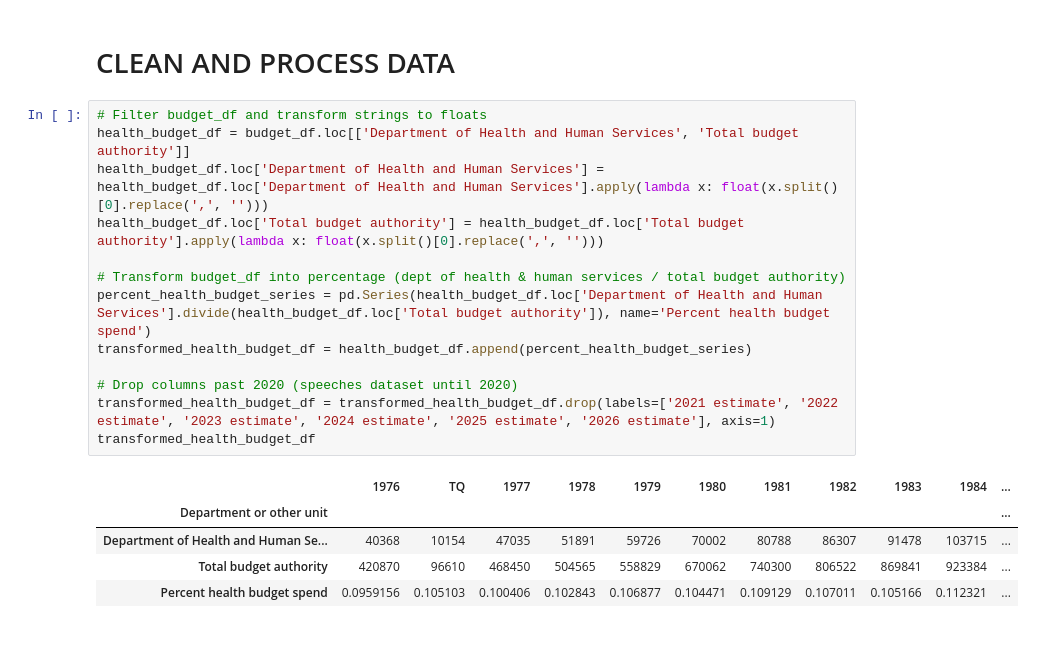
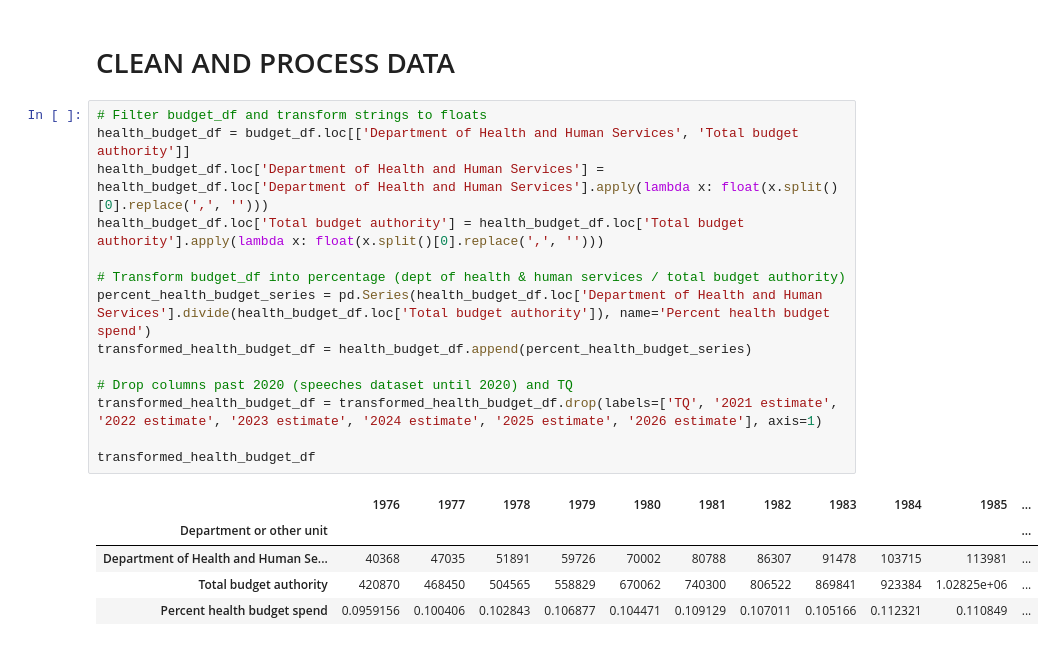
Before and after one commit to damoon843/al-gore-ithms, a Jupyter notebook: final_project.ipynb, the cells around one changed output. Saved outputs shown, nothing was run; the diff lists cells and outputs as text.

```diff
--- a/final_project.ipynb
+++ b/final_project.ipynb
@@ -126,19 +143,20 @@ speeches_df.head(3)
 # %%
 # Filter budget_df and transform strings to floats
 health_budget_df = budget_df.loc[['Department of Health and Human Services', 'Total budget authority']]
 health_budget_df.loc['Department of Health and Human Services'] = health_budget_df.loc['Department of Health and Human Services'].apply(lambda x: float(x.split()[0].replace(',', '')))
 health_budget_df.loc['Total budget authority'] = health_budget_df.loc['Total budget authority'].apply(lambda x: float(x.split()[0].replace(',', '')))
 
 # Transform budget_df into percentage (dept of health & human services / total budget authority)
 percent_health_budget_series = pd.Series(health_budget_df.loc['Department of Health and Human Services'].divide(health_budget_df.loc['Total budget authority']), name='Percent health budget spend')
 transformed_health_budget_df = health_budget_df.append(percent_health_budget_series)
 
-# Drop columns past 2020 (speeches dataset until 2020)
-transformed_health_budget_df = transformed_health_budget_df.drop(labels=['2021 estimate', '2022 estimate', '2023 estimate', '2024 estimate', '2025 estimate', '2026 estimate'], axis=1)
+# Drop columns past 2020 (speeches dataset until 2020) and TQ
+transformed_health_budget_df = transformed_health_budget_df.drop(labels=['TQ', '2021 estimate', '2022 estimate', '2023 estimate', '2024 estimate', '2025 estimate', '2026 estimate'], axis=1)
+
 transformed_health_budget_df
 # %% [output]
-|  | 1976 | TQ | 1977 | 1978 | 1979 | 1980 | 1981 | 1982 | 1983 | 1984 | ... |
+|  | 1976 | 1977 | 1978 | 1979 | 1980 | 1981 | 1982 | 1983 | 1984 | 1985 | ... |
 | Department or other unit |  |  |  |  |  |  |  |  |  |  | ... |
-| Department of Health and Human Se... | 40368 | 10154 | 47035 | 51891 | 59726 | 70002 | 80788 | 86307 | 91478 | 103715 | ... |
-| Total budget authority | 420870 | 96610 | 468450 | 504565 | 558829 | 670062 | 740300 | 806522 | 869841 | 923384 | ... |
-| Percent health budget spend | 0.0959156 | 0.105103 | 0.100406 | 0.102843 | 0.106877 | 0.104471 | 0.109129 | 0.107011 | 0.105166 | 0.112321 | ... |
+| Department of Health and Human Se... | 40368 | 47035 | 51891 | 59726 | 70002 | 80788 | 86307 | 91478 | 103715 | 113981 | ... |
+| Total budget authority | 420870 | 468450 | 504565 | 558829 | 670062 | 740300 | 806522 | 869841 | 923384 | 1.02825e+06 | ... |
+| Percent health budget spend | 0.0959156 | 0.100406 | 0.102843 | 0.106877 | 0.104471 | 0.109129 | 0.107011 | 0.105166 | 0.112321 | 0.110849 | ... |
```
Also changed, not shown: parts of 65 cells of this notebook.
